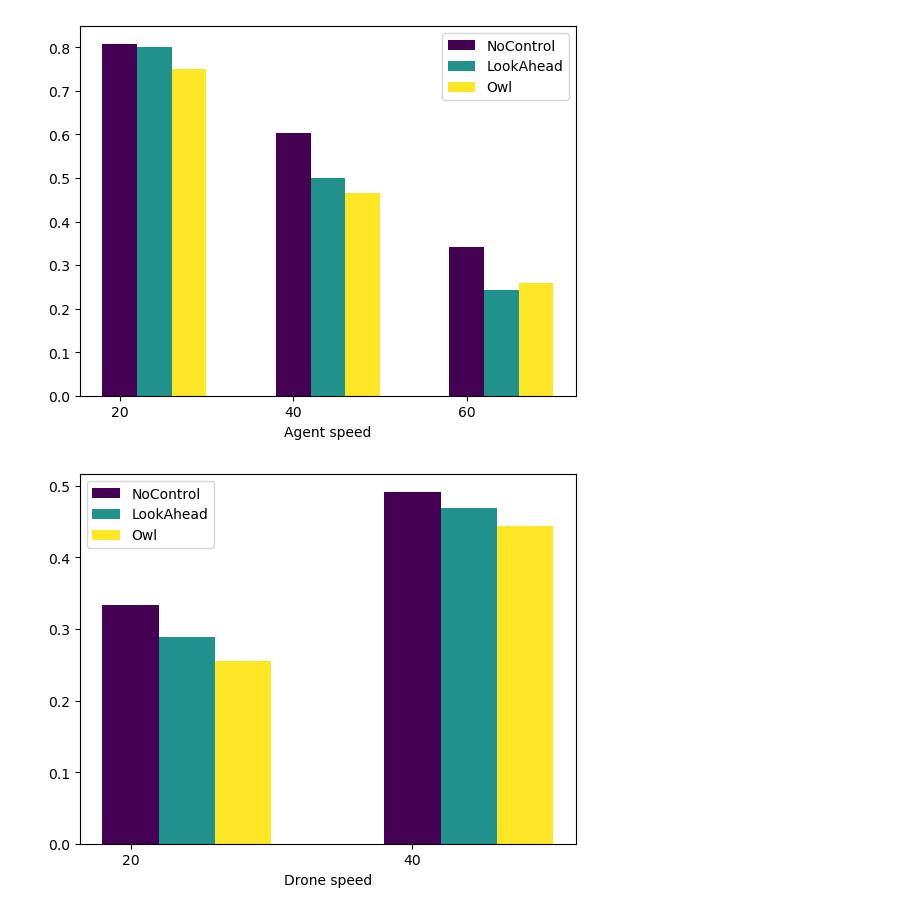
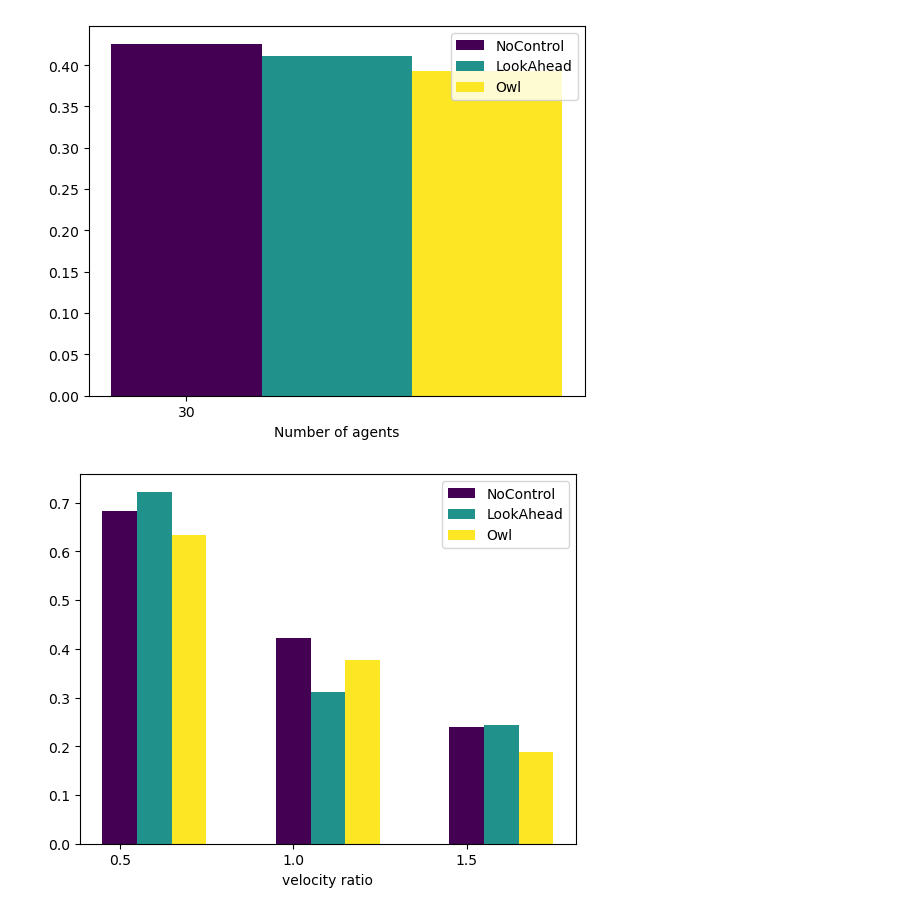
Before and after one commit to smoggy-P/gym-Drone2D-ActivePerception, a Jupyter notebook: script/result_analysis.ipynb, the cells around one changed output. Cells and saved outputs as stored; diff of their text form; code cells hidden in the pictures.

```diff
--- a/script/result_analysis.ipynb
+++ b/script/result_analysis.ipynb
@@ -18,10 +33,10 @@ df = pd.concat(dataframes, ignore_index=True)
 # %%
 gaze_methods = ['NoControl', 'LookAhead', 'Owl']
 planners = ['Jerk_Primitive', 'MPC', 'Primitive']
-agent_numbers = [10, 20]
+agent_numbers = [30]
 pillar_numbers = [0, 5, 10]
-agent_max_speeds = [20, 30, 40, 50, 55, 60]
-drone_max_speeds = [20, 30, 40]
+agent_max_speeds = [20, 40, 60]
+drone_max_speeds = [20, 40]
 depth_vars = [5]
 # %%
 result_df = pd.DataFrame([], columns=['Method',
@@ -35,6 +50,7 @@ result_df = pd.DataFrame([], columns=['Method',
                                       'Success',
                                       'Static Collision',
                                       'Dynamic Collision',
+                                      'Dead Lock',
                                       'Success rate'])
 for gaze_method in gaze_methods:
     for agent_number in agent_numbers:
@@ -63,7 +79,8 @@ for gaze_method in gaze_methods:
                                     df_i['Success'].sum(),
                                     df_i['Static Collision'].sum(),
                                     df_i['Dynamic Collision'].sum(),
-                                    df_i['Success'].sum() / df_i.shape[0] # Success rate
+                                    df_i['Dead Lock'].sum(),
+                                    (df_i['Success'].sum() + df_i['Dead Lock'].sum()) / df_i.shape[0] # Success rate
                                     # df_i['Success'].sum(),#total success
                                     # df_i['Static Collision'].sum(),
                                     # df_i['Dynamic Collision'].sum(),
@@ -79,40 +96,40 @@ result_df.to_csv('./post.csv')
 # %%
 import matplotlib as mpl
 fig, ax = plt.subplots()
 width = 0.2
-x_label = 'Agent speed'
+x_label = 'Number of agents'
 legend = 'Method'
 
 x_values = (result_df[x_label].unique())
 x_values.sort()
 labels = result_df[legend].unique()
 
 cmap = mpl.cm.get_cmap("viridis", len(labels))
 colors = cmap(np.linspace(0, 1, len(labels)))
 
 for i, label in enumerate(labels):
 
     df = result_df[result_df[legend] == label]
     y_values = []
     rects = []
 
     for x_value in x_values:
         df_single = df[result_df[x_label] == x_value]
         y_values.append(1 - df_single['Dynamic Collision'].sum() / df_single['Total samples'].sum())
 
     rects.append(ax.bar(np.arange(len(x_values)) + i*width, y_values, width, color=colors[i], label=label))
 
 plt.xticks(range(x_values.shape[0]), x_values)
 plt.xlabel(x_label)
 plt.legend()
 plt.show()
 # %% [output]
-[figure, old version]
+[figure, new version]
 # %%
 import matplotlib as mpl
 fig, ax = plt.subplots()
 width = 0.2
-x_label = 'Drone speed'
+x_label = 'velocity ratio'
 legend = 'Method'
 
 x_values = (result_df[x_label].unique())
@@ -130,7 +147,7 @@ for i, label in enumerate(labels):
 
     for x_value in x_values:
         df_single = df[result_df[x_label] == x_value]
-        y_values.append(df_single['Success'].sum() / df_single['Total samples'].sum())
+        y_values.append((df_single['Success'].sum() + df_single['Dead Lock'].sum()) / df_single['Total samples'].sum())
 
     rects.append(ax.bar(np.arange(len(x_values)) + i*width, y_values, width, color=colors[i], label=label))
 
@@ -139,4 +156,4 @@ plt.xlabel(x_label)
 plt.legend()
 plt.show()
 # %% [output]
-[figure, old version]
+[figure, new version]
```
Also changed, not shown: parts of 1 cell of this notebook, 3 other files.
